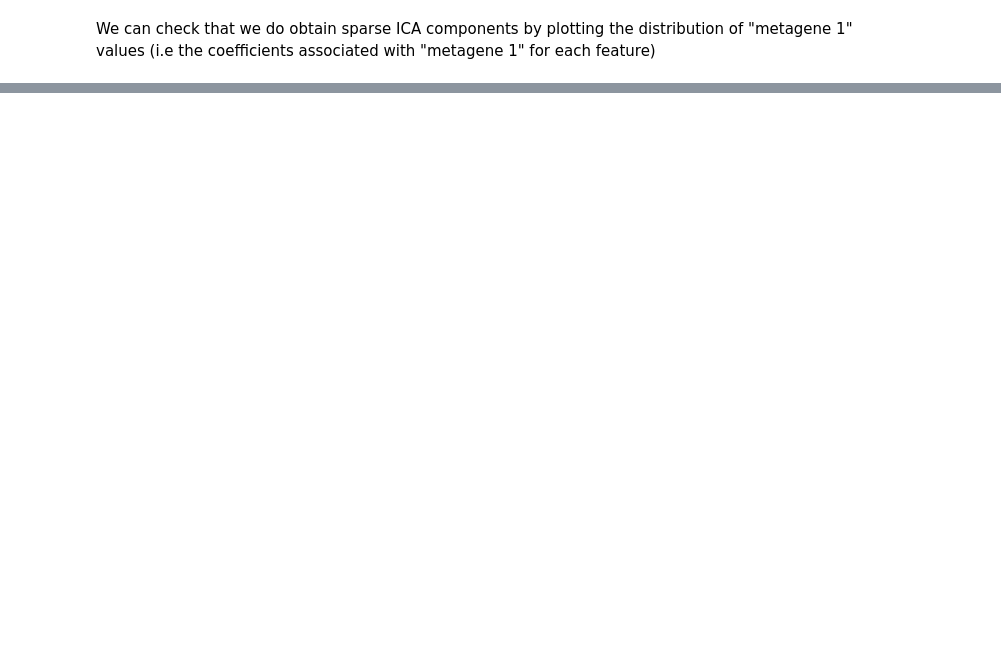
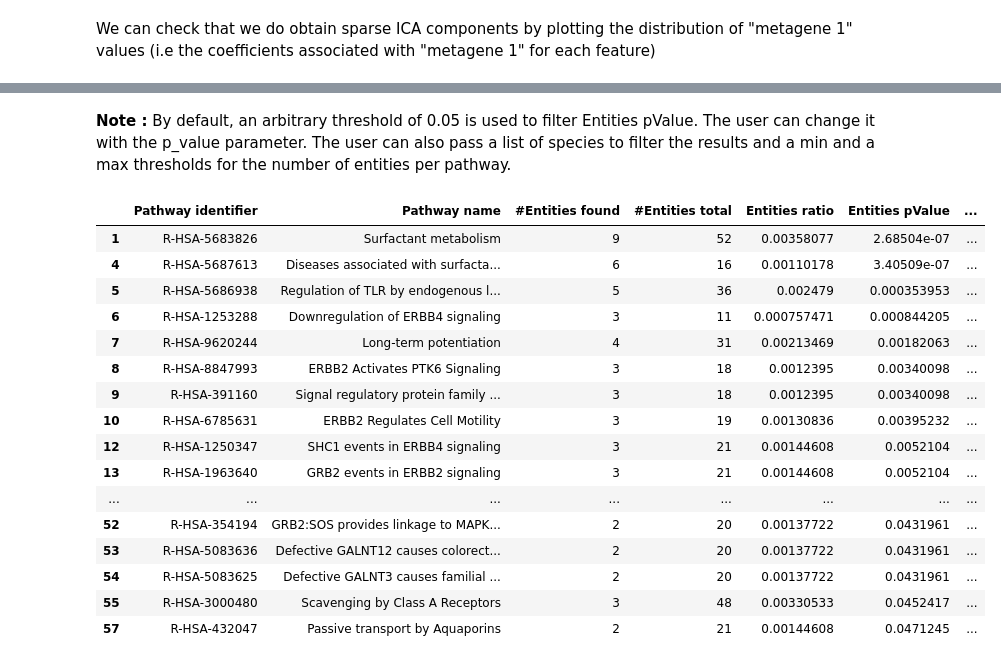
Before and after one commit to ncaptier/stabilized-ica, a Jupyter notebook: transcriptomic_ICA.ipynb, the cells around one changed output, grey strips where cells are left out. Drawn from its saved outputs; the diff is of its cells as text; code cells hidden in the pictures; blank space fills up the shorter version.

Commit message:
Add annotate module (reactome analysis)

```diff
--- a/transcriptomic_ICA.ipynb
+++ b/transcriptomic_ICA.ipynb
@@ -114,0 +130,24 @@ Text(0, 0.5, 'Frequency')
+# %%
+annotations = ReactomeAnalysis(data = Metagenes , threshold = 0.01 , method = 'quantile' , tail = 'heaviest')
+# %% [markdown]
+**Note :** By default, an arbitrary threshold of 0.05 is used to filter Entities pValue. The user can change it with the p_value parameter. The user can also pass a list of species to filter the results and a min and a max thresholds for the number of entities per pathway.
+# %%
+annotations.get_analysis(metagene = 'metagene 7' , species = 'Homo sapiens')
+# %% [output]
+|  | Pathway identifier | Pathway name | #Entities found | #Entities total | Entities ratio | Entities pValue | ... |
+| 1 | R-HSA-5683826 | Surfactant metabolism | 9 | 52 | 0.00358077 | 2.68504e-07 | ... |
+| 4 | R-HSA-5687613 | Diseases associated with surfacta... | 6 | 16 | 0.00110178 | 3.40509e-07 | ... |
+| 5 | R-HSA-5686938 | Regulation of TLR by endogenous l... | 5 | 36 | 0.002479 | 0.000353953 | ... |
+| 6 | R-HSA-1253288 | Downregulation of ERBB4 signaling | 3 | 11 | 0.000757471 | 0.000844205 | ... |
+| 7 | R-HSA-9620244 | Long-term potentiation | 4 | 31 | 0.00213469 | 0.00182063 | ... |
+| 8 | R-HSA-8847993 | ERBB2 Activates PTK6 Signaling | 3 | 18 | 0.0012395 | 0.00340098 | ... |
+| 9 | R-HSA-391160 | Signal regulatory protein family ... | 3 | 18 | 0.0012395 | 0.00340098 | ... |
+| 10 | R-HSA-6785631 | ERBB2 Regulates Cell Motility | 3 | 19 | 0.00130836 | 0.00395232 | ... |
+| 12 | R-HSA-1250347 | SHC1 events in ERBB4 signaling | 3 | 21 | 0.00144608 | 0.0052104 | ... |
+| 13 | R-HSA-1963640 | GRB2 events in ERBB2 signaling | 3 | 21 | 0.00144608 | 0.0052104 | ... |
+| ... | ... | ... | ... | ... | ... | ... | ... |
+| 52 | R-HSA-354194 | GRB2:SOS provides linkage to MAPK... | 2 | 20 | 0.00137722 | 0.0431961 | ... |
+| 53 | R-HSA-5083636 | Defective GALNT12 causes colorect... | 2 | 20 | 0.00137722 | 0.0431961 | ... |
+| 54 | R-HSA-5083625 | Defective GALNT3 causes familial ... | 2 | 20 | 0.00137722 | 0.0431961 | ... |
+| 55 | R-HSA-3000480 | Scavenging by Class A Receptors | 3 | 48 | 0.00330533 | 0.0452417 | ... |
+| 57 | R-HSA-432047 | Passive transport by Aquaporins | 2 | 21 | 0.00144608 | 0.0471245 | ... |
```
Also changed, not shown: parts of 7 cells of this notebook, 2 other files.
